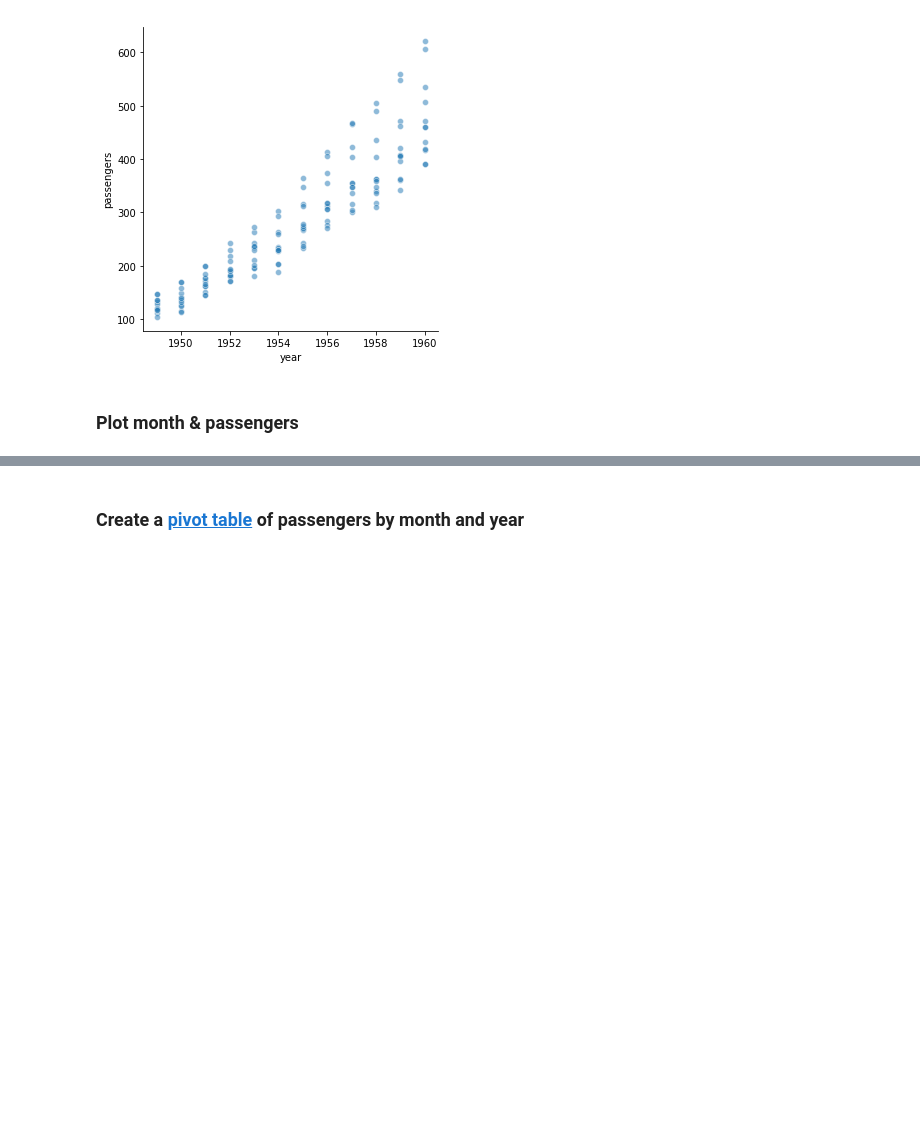
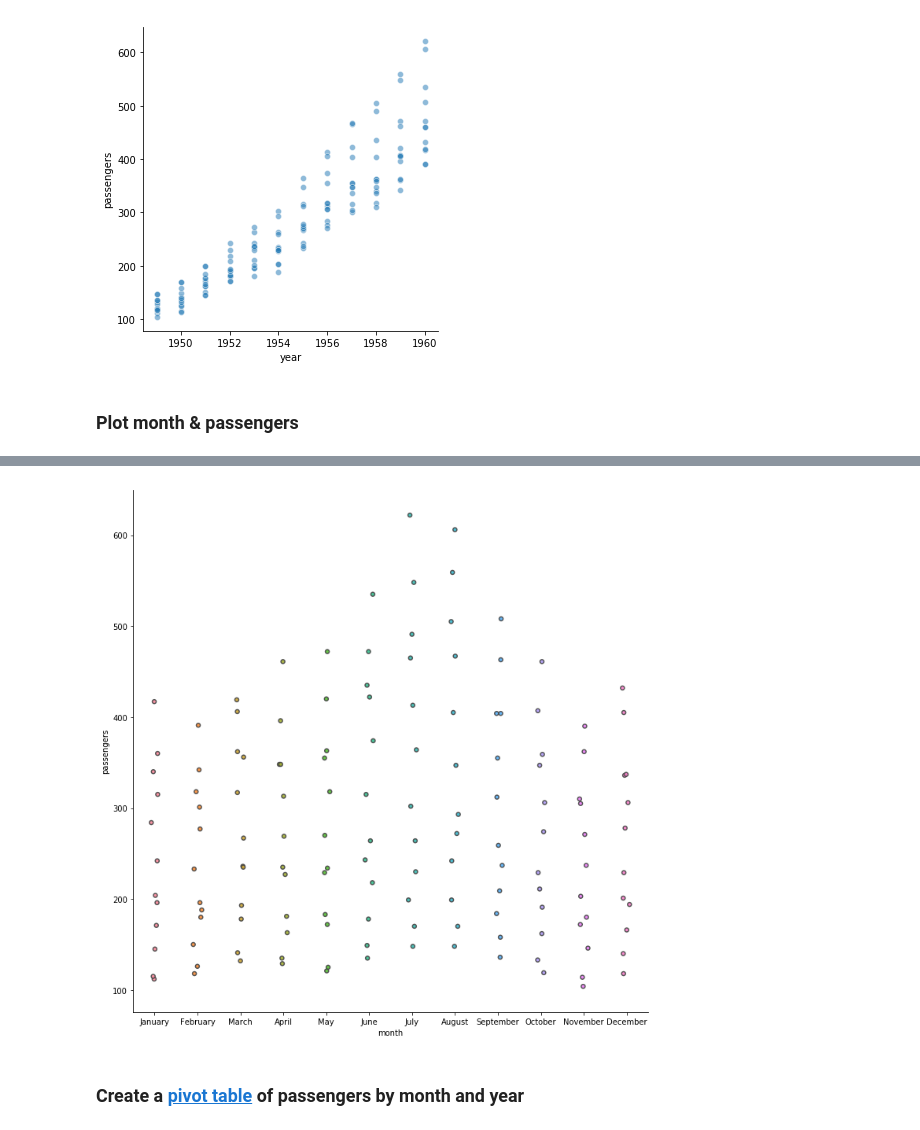
Before and after one commit to bloominstituteoftechnology/DS-Sprint-02-Storytelling-With-Data, a Jupyter notebook: module2-choose-appropriate-visualizations/LS_DS_122_Choose_appropriate_visualizations.ipynb, the cells around one changed output, grey strips where cells are left out. Saved outputs shown, nothing was run; the diff lists cells and outputs as text; code cells hidden in the pictures; blank space fills up the shorter version.

```diff
--- a/module2-choose-appropriate-visualizations/LS_DS_122_Choose_appropriate_visualizations.ipynb
+++ b/module2-choose-appropriate-visualizations/LS_DS_122_Choose_appropriate_visualizations.ipynb
@@ -510,2 +524,6 @@ sns.relplot('year','passengers', data=flights, alpha=0.5)
+# %%
+sns.catplot('month', 'passengers', data=flights, kind='strip', alpha=0.9, height= 10, linewidth = 1.5);
+# %% [output]
+[figure, added]
 # %% [markdown]
 ### Create a [pivot table](https://pandas.pydata.org/pandas-docs/stable/generated/pandas.DataFrame.pivot_table.html) of passengers by month and year
```
Also changed, not shown: parts of 7 cells of this notebook.
